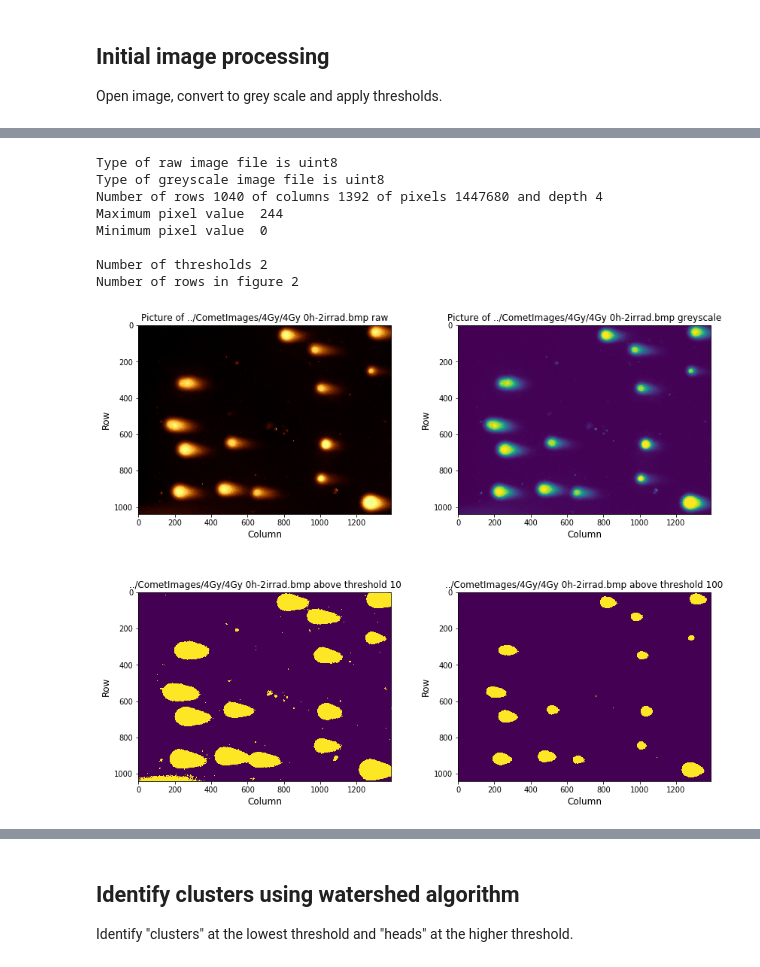
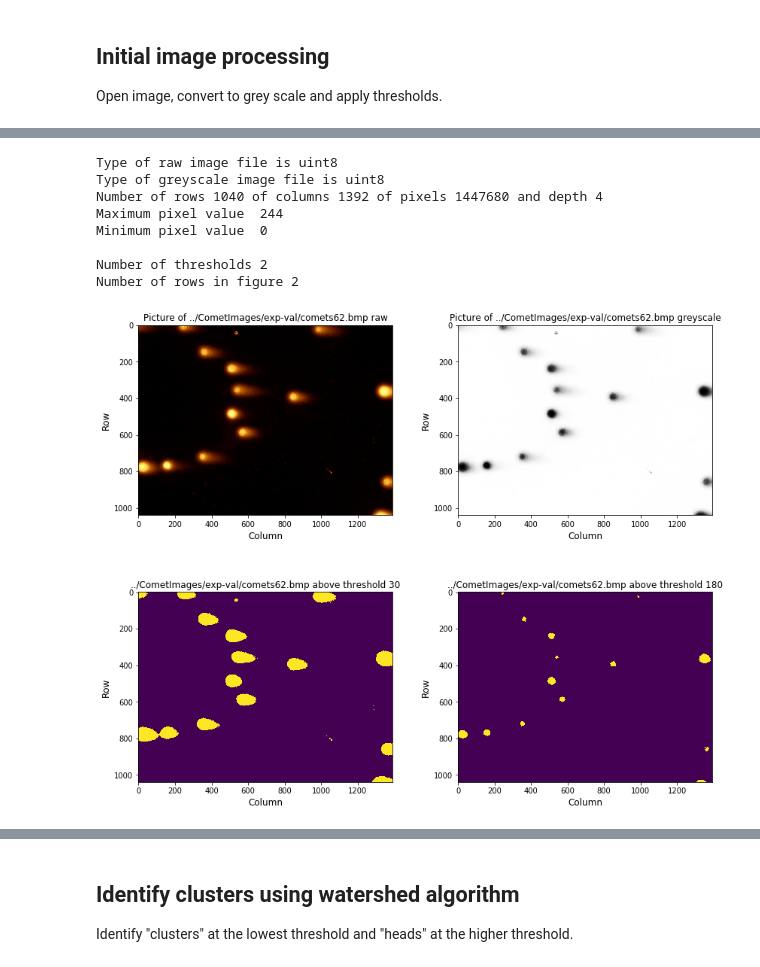
Before and after one commit to Selina9/notebooks, a Jupyter notebook: 211103WatershedJsonFILL-T4.ipynb, the cells around one changed output, grey strips where cells are left out. Drawn from its saved outputs; the diff is of its cells as text; code cells hidden in the pictures.

Commit message:
new threshdoling and DBSCAN/watershed analysis notebooks.

```diff
--- a/211103WatershedJsonFILL-T4.ipynb
+++ b/211103WatershedJsonFILL-T4.ipynb
@@ -21,6 +21,8 @@ print("Date and time ",str(now))
 #
 import sys
 import numpy as np
+import os
+import glob
 import scipy.ndimage as scimg
 import matplotlib.pyplot as plt
 %matplotlib inline
@@ -30,9 +32,18 @@ import matplotlib.pyplot as plt
 #imFile = "Images/ControlBatch/0020.bmp"
 #imFile = "Images/IrradiatedBatch/0013.bmp"
 #imFile = "Images/IrradiatedBatch/0013.bmp"
-#imFile = "MCimages/simImg0.bmp"
-imFile = "../CometImages/4Gy/4Gy 0h-2irrad.bmp"
-#imFile = "../CometImages/CA210609/Collated/4GyA/bmp/4GyA009.bmp"
+#imFile = "../CometImages/1st-set/Irradiated/0019.bmp"
+#imFile = "../CometImages/4Gy/4Gy 0h-2irrad.bmp"
+imFile = "../CometImages/exp-val/comets62.bmp"
+fileName = [os.path.basename(x) for x in sorted(glob.glob(imFile))][0]
+print("fileName is: ", fileName)
+#########################
+image_dir = 'CometImages/exp-val/*.bmp'  #where the image directory is - find all bmp files here
+fileList= sorted(glob.glob(image_dir))  #whole file path, as set in above line
+#print("Files read in (whole path) are", fileList)
+#
+fileNames = [os.path.basename(x) for x in sorted(glob.glob(image_dir))]
+#imFile = "../CometImages/CA210609/Collated/4GyA/bmp/test/4GyA0024.bmp"
 #
 # Evidence tuning needed in e.g. Control 0009, Control 0019, Irradiated 0013, Irradiated 0018
 #
@@ -227,8 +239,8 @@ print("Date and time ",str(now))
 withHists = True
 #
 # Set thresholds for applying to image (lowest to highest)
-#thresh = np.array([10, 180])
-thresh = np.array([10, 100]) # was 10, 100
+thresh = np.array([30, 180])
+#thresh = np.array([30, 100]) # was 10, 100
 #thresh = np.array([30, 180, 225])
 #
 #def processImage(imgRaw, hotCut):
@@ -258,7 +270,7 @@ def processImage(imgRaw):
         imgGrey = rgb2grey(imgRGB, 1, withHists)
     elif nDepth == 3:
         imgRGB = imgRaw
-        imgGrey = rgb2grey(imgRGB, 0, withHists)
+        imgGrey = rgb2grey(imgRGB, 1, withHists)
     elif nDepth == 1:
         imgRGB = imgRaw
         imgGrey = imgRaw
@@ -300,7 +312,7 @@ def processImage(imgRaw):
 imgRaw = plt.imread(imFile)
 #
 #hotCut = 255  #was 230
-imgGrey, nRows, nCols = processImage(imgRaw) #previously alos had hotCut arguement
+imgGrey, nRows, nCols = processImage(imgRaw) #previously alos had hotCut argument
 #
 nThresh = len(thresh)
 imgThr = np.zeros((nRows, nCols, nThresh))
@@ -319,15 +331,15 @@ fig.add_subplot(nFigRows, 2, 1)
 plt.title("Picture of " + imFile + " raw")
 plt.xlabel('Column', fontsize = 12)
 plt.ylabel('Row', fontsize = 12)
-#imgplot = plt.imshow(imgRaw, cmap = "jet")
-imgplot = plt.imshow(imgRaw)
+imgplot = plt.imshow(imgRaw, cmap = "jet")
+#mgplot = plt.imshow(imgRaw)
 #
 fig.add_subplot(nFigRows, 2, 2)
 plt.title("Picture of " + imFile + " greyscale")
 plt.xlabel('Column', fontsize = 12)
 plt.ylabel('Row', fontsize = 12)
-#imgplot = plt.imshow(imgGrey, cmap = "Greys")
-imgplot = plt.imshow(imgGrey)
+imgplot = plt.imshow(imgGrey, cmap = "Greys")
+#imgplot = plt.imshow(imgGrey)
 
 #
 for nT in range(0, nThresh):
@@ -340,51 +352,6 @@ for nT in range(0, nThresh):
 plt.tight_layout()
 plt.show()
 #
-
-############################
-"""
-R, G, B = rgbSeperate(rgba2rgb(imgRaw, background = (255, 255, 255)), imFile, withPlots = True)
-gThresh = 50
-imgGthresh = np.zeros((nRows, nCols))
-imgGthresh[:, :] = G > gThresh
-#fig = plt.figure(figsize = (16,10))
-#plt.title("green channel above threshold " +str(gThresh))
-#plt.imshow(imgGthresh, cmap='afmhot')
-#plt.show()
-rMinusG = R - G
-rMinusGthresh = np.zeros((nRows, nCols))
-RGthresh = 15
-rMinusGthresh[:, :] = rMinusG > RGthresh
-rThresh = [10, 100]
-r10 = R > rThresh[0]
-r100 = R > rThresh[1]
-#
-fig = plt.figure(figsize = (16,10))
-plt.subplot(1,2,1)
-plt.title("red channel with threshold 10")
-plt.imshow(r10, cmap='afmhot')
-plt.subplot(1,2,2)
-plt.title("red channel with threshold 100")
-plt.imshow(r100, cmap='afmhot')
-plt.show()
-#
-fig = plt.figure(figsize = (16,10))
-plt.subplot(1,2,1)
-plt.title("red channel minus green channel")
-plt.imshow(rMinusG, cmap='afmhot')
-plt.subplot(1, 2, 2)
-plt.title("red channel minus green channel above threshold " + str(RGthresh))
-plt.imshow(rMinusGthresh, cmap='afmhot')
-plt.show()
-plt.show()
-#
-fig = plt.figure(figsize = (16,10))
-plt.title("red channel minus green channel instensities")
-plt.hist(np.ravel(rMinusG), range = (0, 90), color = 'y')
-plt.show()
-
-"""
-#
 then = now
 now = datetime.datetime.now()
 print(" ")
@@ -398,9 +365,9 @@ Max intensities red 254 green 254 blue 155
 Type of raw image file is uint8
 Type of greyscale image file is uint8
 Number of rows 1040 of columns 1392 of pixels 1447680 and depth 4
 Maximum pixel value  244
 Minimum pixel value  0
 
 Number of thresholds 2
 Number of rows in figure 2
-[figure, old version]
+[figure, new version]
```
Also changed, not shown: parts of 23 cells of this notebook, 7 other files.
